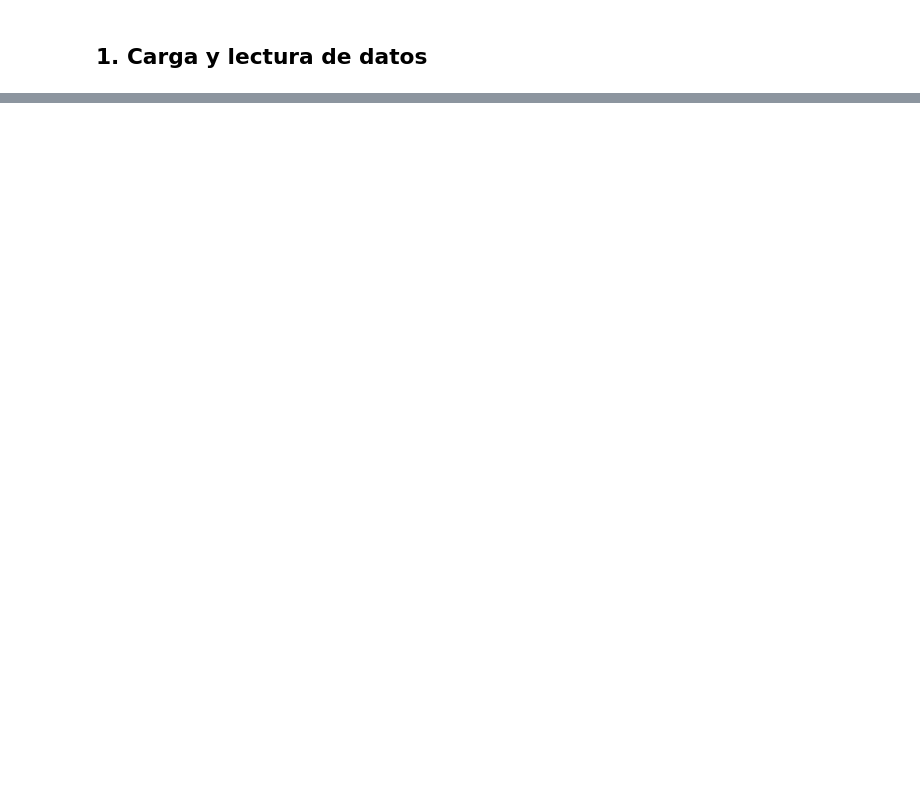
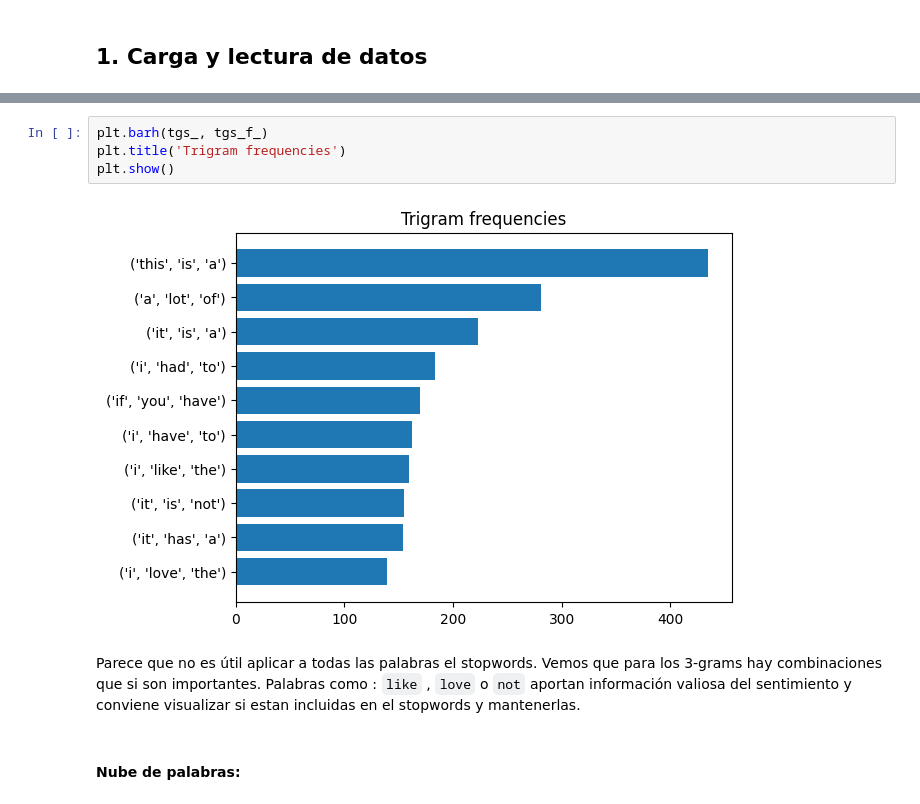
Before and after one commit to mariaeugenia-alvarez/nlp-searching, a Jupyter notebook: Project/1-Carga y exploracion.ipynb, the cells around one changed output, grey strips where cells are left out. Cells and saved outputs as stored; diff of their text form; blank space fills up the shorter version.

```diff
--- a/Project/1-Carga y exploracion.ipynb
+++ b/Project/1-Carga y exploracion.ipynb
@@ -48,0 +251,10 @@ Rating 5.0: 13,443,487 reviews (67.37%)
+# %%
+plt.barh(tgs_, tgs_f_)
+plt.title('Trigram frequencies')
+plt.show()
+# %% [output]
+[figure, added]
+# %% [markdown]
+Parece que no es útil aplicar a todas las palabras el stopwords. Vemos que para los 3-grams hay combinaciones que si son importantes. Palabras como : `like` , `love` o `not` aportan información valiosa del sentimiento y conviene visualizar si estan incluidas en el stopwords y mantenerlas.
+# %% [markdown]
+#### Nube de palabras:
```
Also changed, not shown: parts of 50 cells of this notebook, 1 other file.
